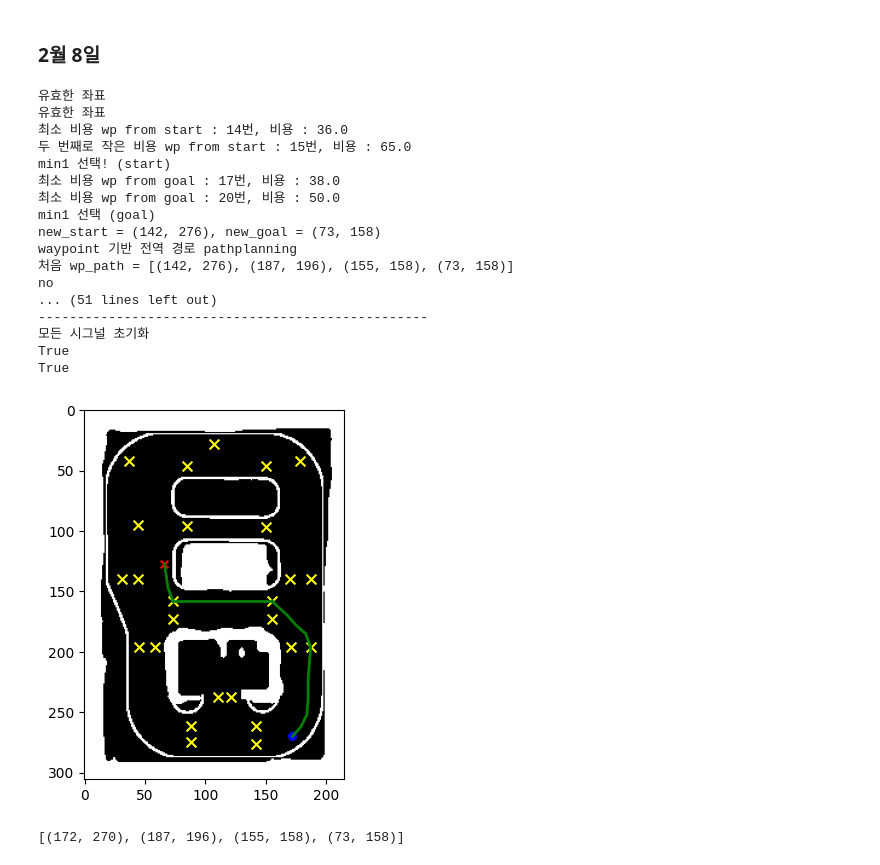
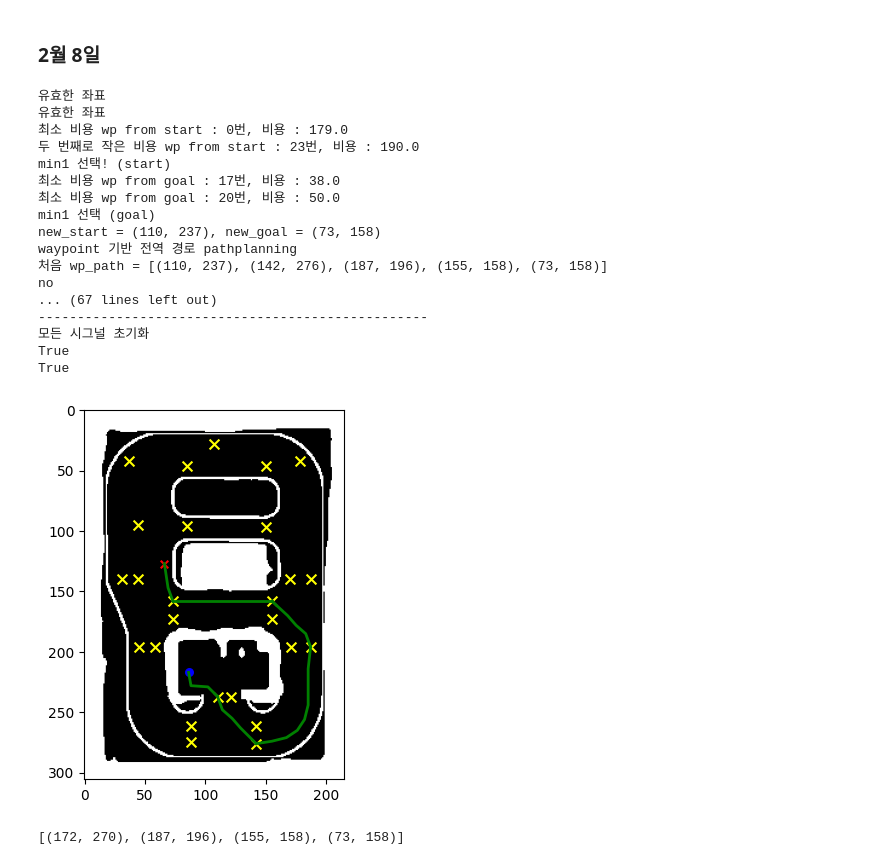
Before and after one commit to kimwanseop/ROS-Project, a Jupyter notebook: src/Server/User_GUI/asap_pathplanning.ipynb, the cells around one changed output. Saved outputs shown, nothing was run; the diff lists cells and outputs as text; code cells hidden in the pictures.

```diff
--- a/src/Server/User_GUI/asap_pathplanning.ipynb
+++ b/src/Server/User_GUI/asap_pathplanning.ipynb
@@ -315,7 +315,7 @@ for wp, neighbors in waypoint_graph.items():
 
 # 최초 호출, 반납 여부
 # GUI 로부터 받아야 하는 신호
-call_first = None
+call_first = 1
 return_sig = None
 
 # min1, min2 선택 여부
@@ -329,7 +329,7 @@ one_way = None
 exc_sig = None
 
 # 테스트 실행
-start = (172, 270) # 시작 좌표
+start = (86, 217) # 시작 좌표
 # start = wp_num[21]  # 목표 좌표
 goal = (66, 127)
 
@@ -499,39 +499,39 @@ if start_valid and goal_valid:
             # real_result = [np.array(arr) for arr in unique_arr]
             # print(real_result)
             # print((unique_arr))
         else:
             print('No path found')
     else:
         print('현재 목적지 근처에 있습니다.')
 
     # 시그널 초기화
     print('모든 시그널 초기화')
     call_first = return_sig = min1_take = min2_take = one_way = exc_sig = for_cnt = None
 else:
     print('호출 및 주정차 금지 구역입니다.')
 
 
 print(start_valid)
 print(goal_valid)
 # %% [output]
 유효한 좌표
 유효한 좌표
-최소 비용 wp from start : 14번, 비용 : 36.0
-두 번째로 작은 비용 wp from start : 15번, 비용 : 65.0
+최소 비용 wp from start : 0번, 비용 : 179.0
+두 번째로 작은 비용 wp from start : 23번, 비용 : 190.0
 min1 선택! (start)
 최소 비용 wp from goal : 17번, 비용 : 38.0
 최소 비용 wp from goal : 20번, 비용 : 50.0
 min1 선택 (goal)
-new_start = (142, 276), new_goal = (73, 158)
+new_start = (110, 237), new_goal = (73, 158)
 waypoint 기반 전역 경로 pathplanning
-처음 wp_path = [(142, 276), (187, 196), (155, 158), (73, 158)]
+처음 wp_path = [(110, 237), (142, 276), (187, 196), (155, 158), (73, 158)]
 no
-... (51 lines left out)
+... (67 lines left out)
 --------------------------------------------------
 모든 시그널 초기화
 True
 True
-[figure, old version]
+[figure, new version]
 # %%
 print(wp_path)
 # %% [output]
```
Also changed, not shown: parts of 11 cells of this notebook, 2 other files.
